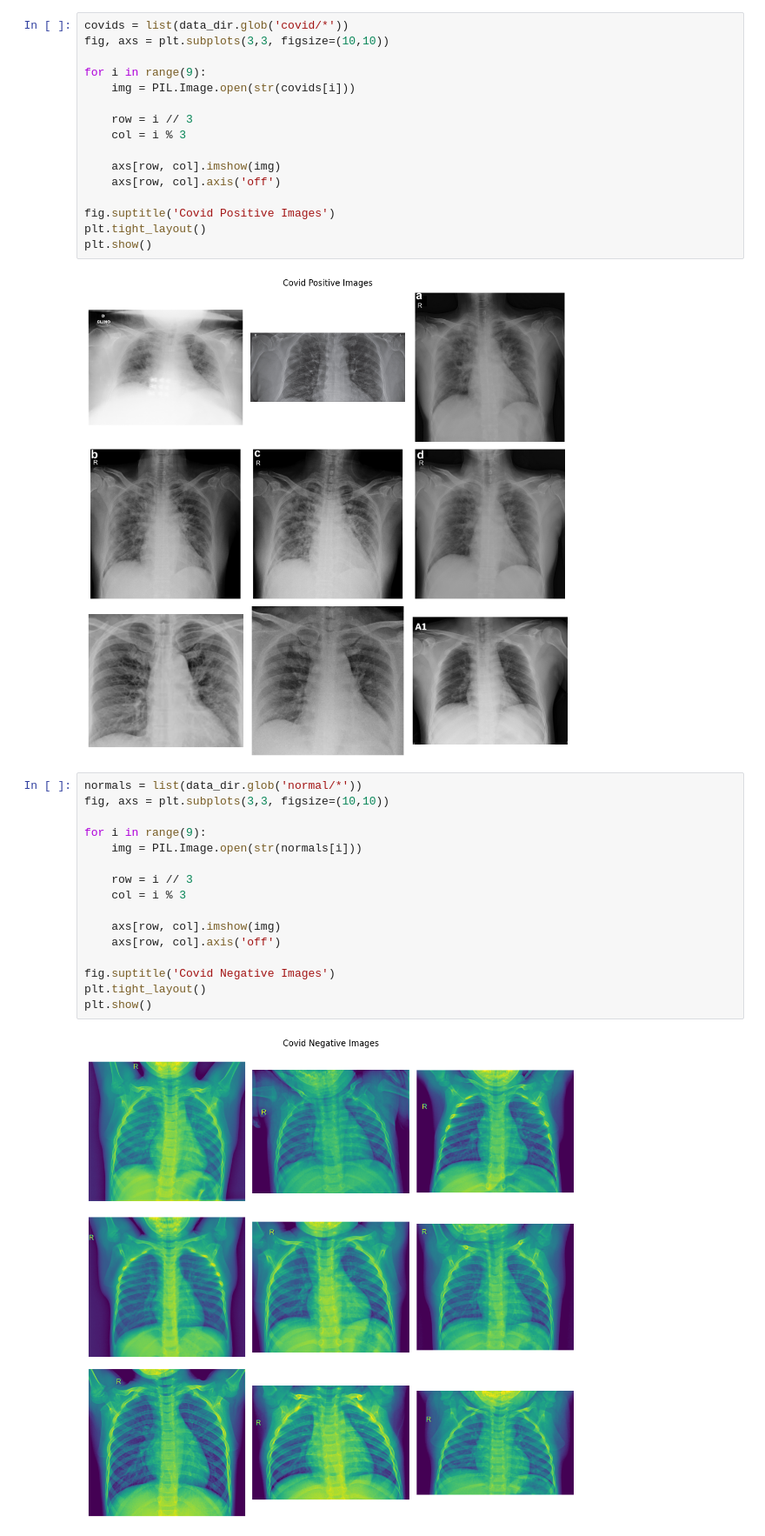
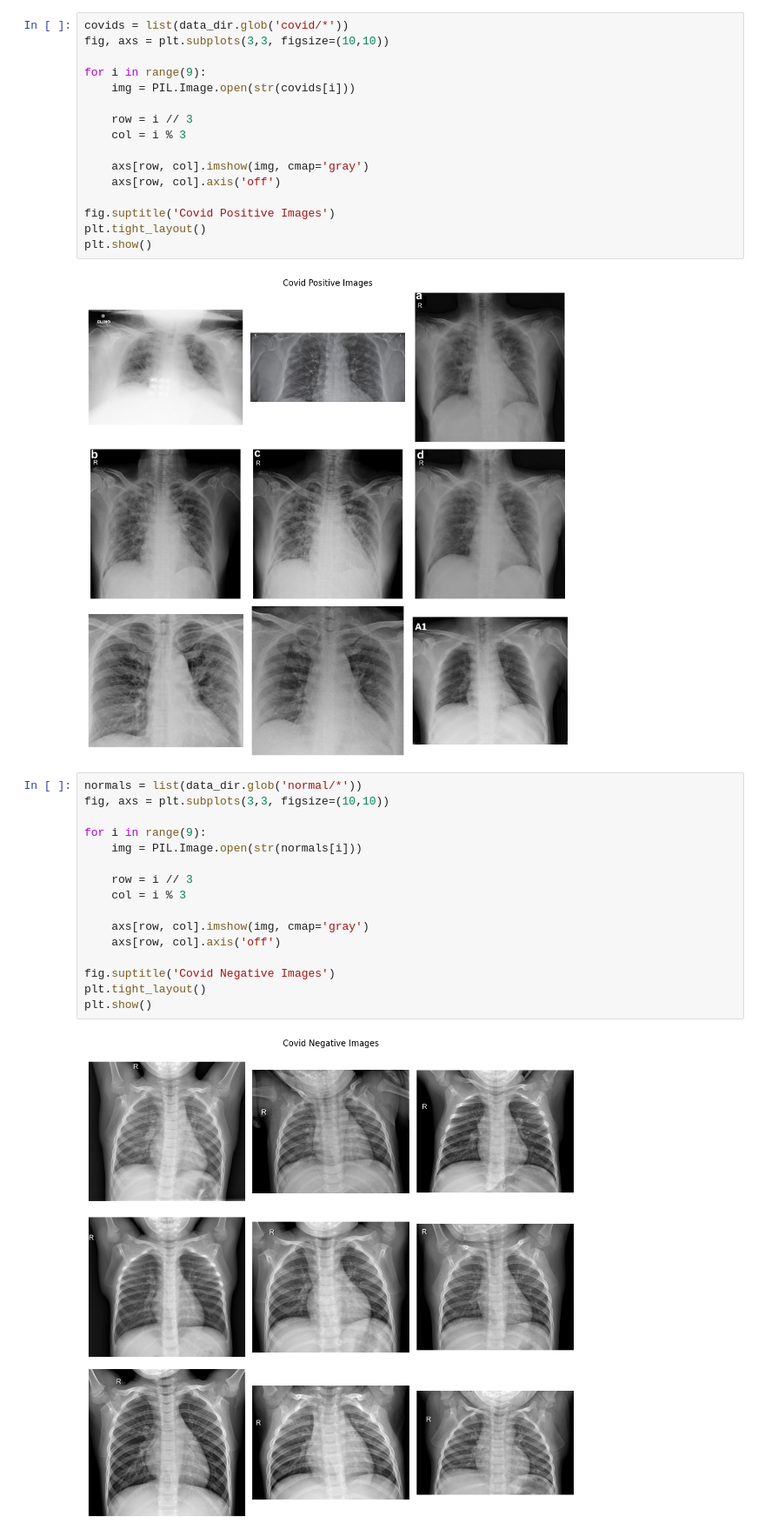
Before and after one commit to christian180492/COVID_DET_X_RAY, a Jupyter notebook: study.ipynb, the cells around one changed output. Shown at 87% size. Saved outputs shown, nothing was run; the diff lists cells and outputs as text.

```diff
--- a/study.ipynb
+++ b/study.ipynb
@@ -43,7 +43,7 @@ for i in range(9):
     row = i // 3
     col = i % 3
 
-    axs[row, col].imshow(img)
+    axs[row, col].imshow(img, cmap='gray')
     axs[row, col].axis('off')
 
 fig.suptitle('Covid Positive Images')
@@ -54,18 +54,18 @@ plt.show()
 # %%
 normals = list(data_dir.glob('normal/*'))
 fig, axs = plt.subplots(3,3, figsize=(10,10))
 
 for i in range(9):
     img = PIL.Image.open(str(normals[i]))
 
     row = i // 3
     col = i % 3
 
-    axs[row, col].imshow(img)
+    axs[row, col].imshow(img, cmap='gray')
     axs[row, col].axis('off')
 
 fig.suptitle('Covid Negative Images')
 plt.tight_layout()
 plt.show()
 # %% [output]
-[figure, old version]
+[figure, new version]
```
